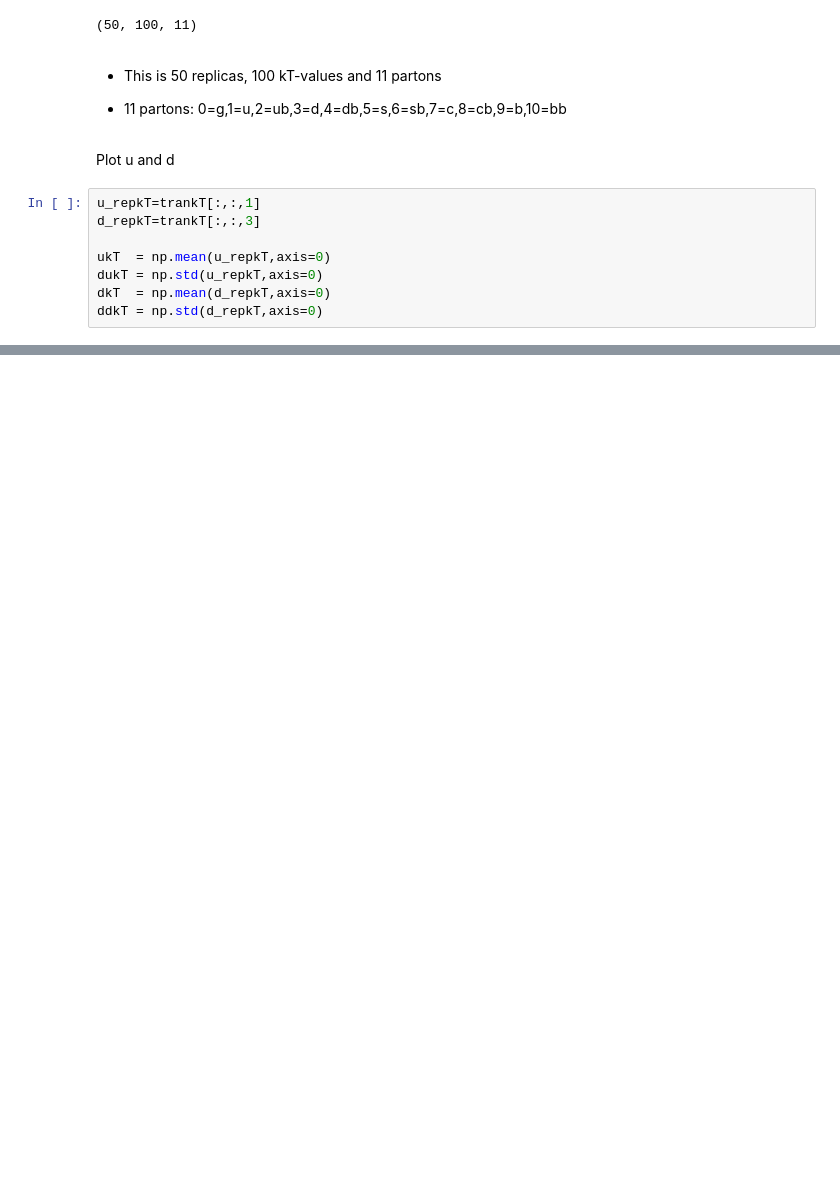
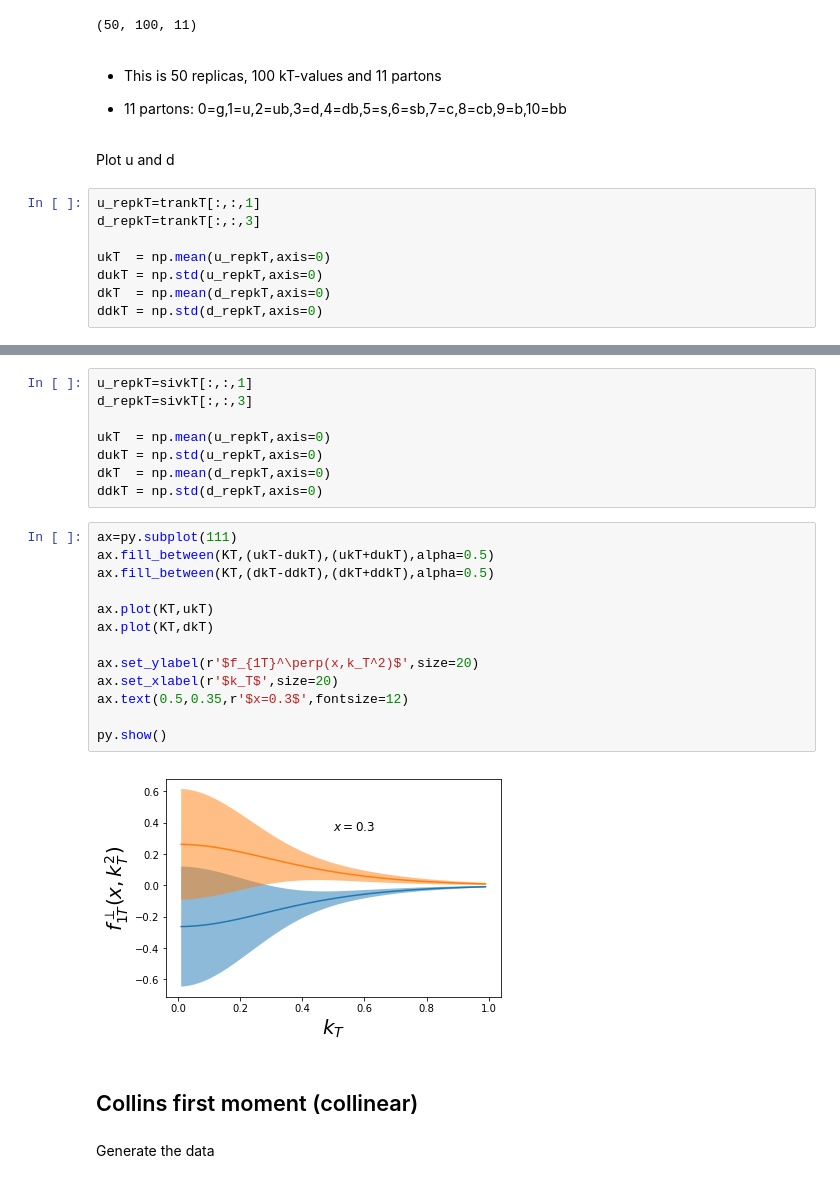
Before and after one commit to QCDHUB/jam3dlib, a Jupyter notebook: example.ipynb, the cells around one changed output, grey strips where cells are left out. Saved outputs shown, nothing was run; the diff lists cells and outputs as text; blank space fills up the shorter version.

```diff
--- a/example.ipynb
+++ b/example.ipynb
@@ -121,0 +187,27 @@ py.show()
+# %%
+u_repkT=sivkT[:,:,1]
+d_repkT=sivkT[:,:,3]
+
+ukT  = np.mean(u_repkT,axis=0)
+dukT = np.std(u_repkT,axis=0)
+dkT  = np.mean(d_repkT,axis=0)
+ddkT = np.std(d_repkT,axis=0)
+# %%
+ax=py.subplot(111)
+ax.fill_between(KT,(ukT-dukT),(ukT+dukT),alpha=0.5)
+ax.fill_between(KT,(dkT-ddkT),(dkT+ddkT),alpha=0.5)
+
+ax.plot(KT,ukT)
+ax.plot(KT,dkT)
+
+ax.set_ylabel(r'$f_{1T}^\perp(x,k_T^2)$',size=20)
+ax.set_xlabel(r'$k_T$',size=20)
+ax.text(0.5,0.35,r'$x=0.3$',fontsize=12)
+
+py.show()
+# %% [output]
+[figure, added]
+# %% [markdown]
+## Collins first moment (collinear)
+# %% [markdown]
+Generate the data
```
Also changed, not shown: parts of 27 cells of this notebook.
